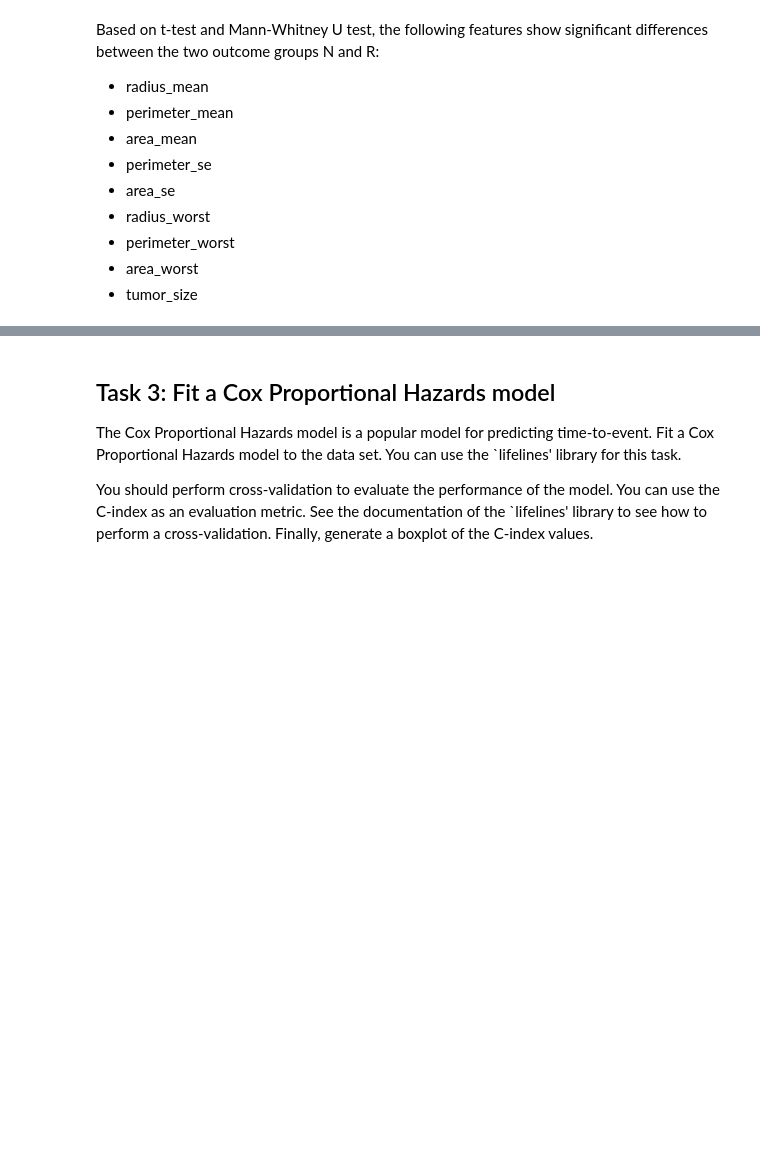
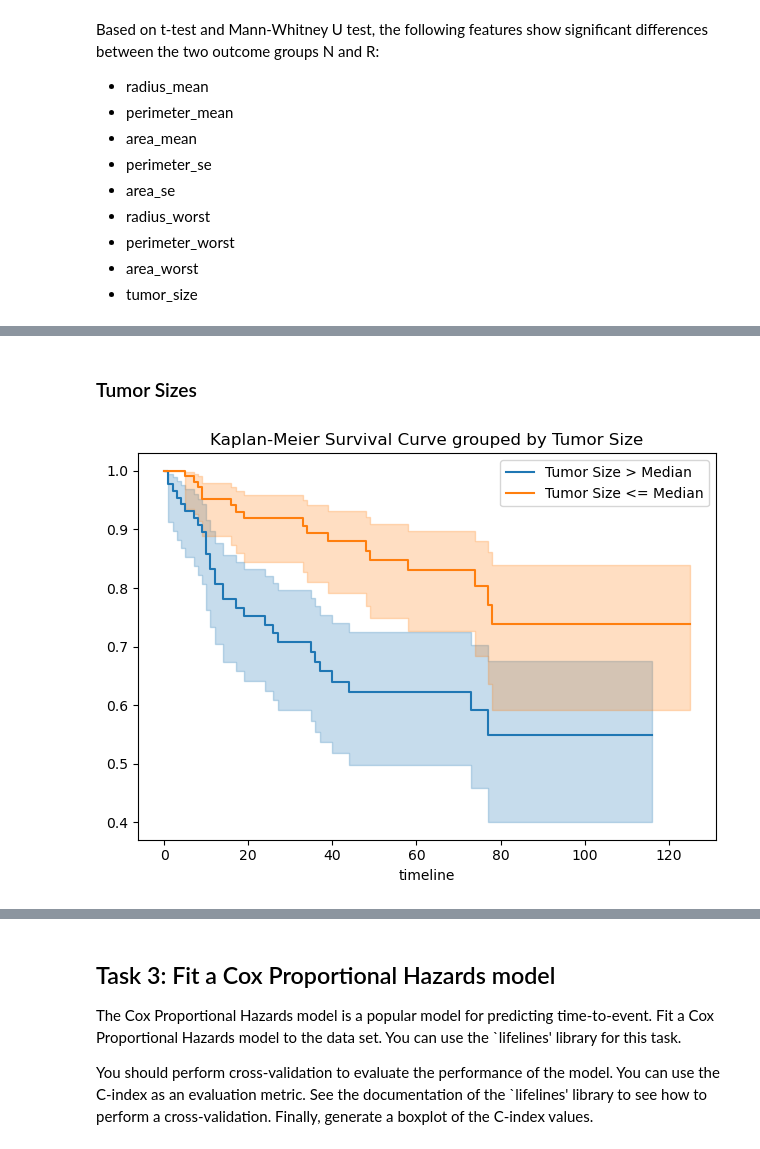
Before and after one commit to JulianMeigen/ML-handson, a Jupyter notebook: notebooks/5.0-SNJMMH-Day5.ipynb, the cells around one changed output, grey strips where cells are left out. Cells and saved outputs as stored; diff of their text form; code cells hidden in the pictures; blank space fills up the shorter version.

```diff
--- a/notebooks/5.0-SNJMMH-Day5.ipynb
+++ b/notebooks/5.0-SNJMMH-Day5.ipynb
@@ -192,0 +195,24 @@ You can also generate the survival curves for the features you consider importan
+# %% [markdown]
+### Tumor Sizes
+# %%
+# Splitting Data based on median tumor size
+mask_tumor_size_median = data["tumor_size"] > data["tumor_size"].median()
+
+T = data["time"]
+# Since E must be a boolean array, we convert the outcome to boolean
+E = data["outcome"] == 'R'  # Event occurred if outcome is 'R': If True, Recurrent, If False, Non-Recurrent
+
+# Plotting the Kaplan-Meier survival curves
+kmf = lifelines.KaplanMeierFitter()
+kmf.fit(T[mask_tumor_size_median], event_observed=E[mask_tumor_size_median])
+kmf.plot_survival_function(label="Tumor Size > Median")
+
+
+kmf.fit(T[~mask_tumor_size_median], event_observed=E[~mask_tumor_size_median])
+kmf.plot_survival_function(label="Tumor Size <= Median")
+plt.title("Kaplan-Meier Survival Curve grouped by Tumor Size")
+plt.legend()
+plt.tight_layout()
+plt.show()
+# %% [output]
+[figure, added]
```
Also changed, not shown: parts of 7 cells of this notebook, 1 other file.
